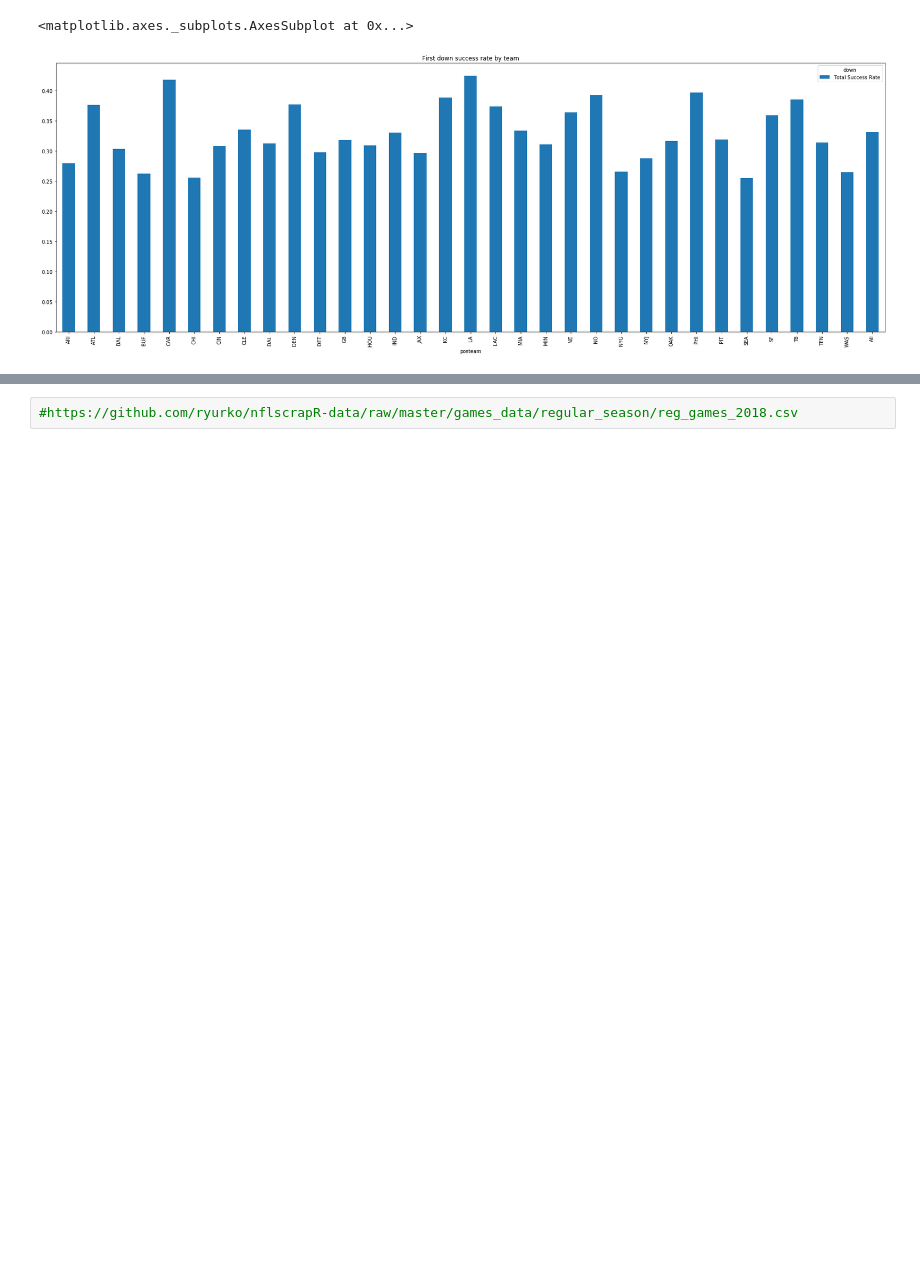
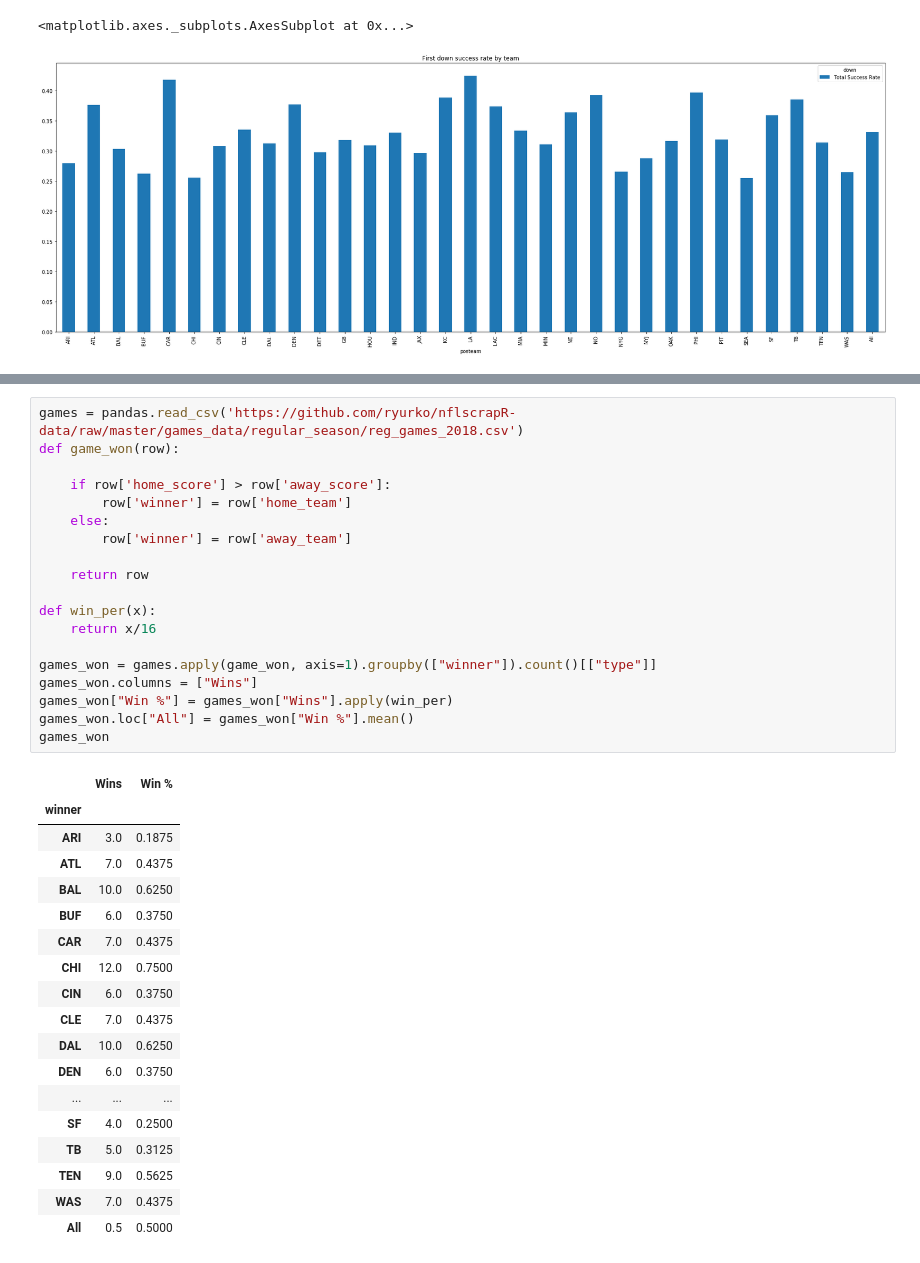
Before and after one commit to jeichorn/project-nfl, a Jupyter notebook: first_down_success.ipynb, the cells around one changed output, grey strips where cells are left out. Drawn from its saved outputs; the diff is of its cells as text; blank space fills up the shorter version.

```diff
--- a/first_down_success.ipynb
+++ b/first_down_success.ipynb
@@ -126,5 +121,41 @@ all_together
 | TEN | 0.433333 | 0.256000 | 0.313514 | 0.324324 | 0.675676 | 0.313514 |
 | WAS | 0.500000 | 0.170370 | 0.264550 | 0.285714 | 0.714286 | 0.264550 |
 | All | 0.431949 | 0.242612 | 0.331288 | 0.468353 | 0.531647 | 0.331288 |
-# %%
-#https://github.com/ryurko/nflscrapR-data/raw/master/games_data/regular_season/reg_games_2018.csv
+# %%
+games = pandas.read_csv('https://github.com/ryurko/nflscrapR-data/raw/master/games_data/regular_season/reg_games_2018.csv')
+def game_won(row):
+
+    if row['home_score'] > row['away_score']:
+        row['winner'] = row['home_team']
+    else:
+        row['winner'] = row['away_team']
+
+    return row
+
+def win_per(x):
+    return x/16
+
+games_won = games.apply(game_won, axis=1).groupby(["winner"]).count()[["type"]]
+games_won.columns = ["Wins"]
+games_won["Win %"] = games_won["Wins"].apply(win_per)
+games_won.loc["All"] = games_won["Win %"].mean()
+games_won
+# %% [output]
+|  | Wins | Win % |
+| winner |  |  |
+| ARI | 3.0 | 0.1875 |
+| ATL | 7.0 | 0.4375 |
+| BAL | 10.0 | 0.6250 |
+| BUF | 6.0 | 0.3750 |
+| CAR | 7.0 | 0.4375 |
+| CHI | 12.0 | 0.7500 |
+| CIN | 6.0 | 0.3750 |
+| CLE | 7.0 | 0.4375 |
+| DAL | 10.0 | 0.6250 |
+| DEN | 6.0 | 0.3750 |
+| ... | ... | ... |
+| SF | 4.0 | 0.2500 |
+| TB | 5.0 | 0.3125 |
+| TEN | 9.0 | 0.5625 |
+| WAS | 7.0 | 0.4375 |
+| All | 0.5 | 0.5000 |
```
Also changed, not shown: parts of 5 cells of this notebook.
